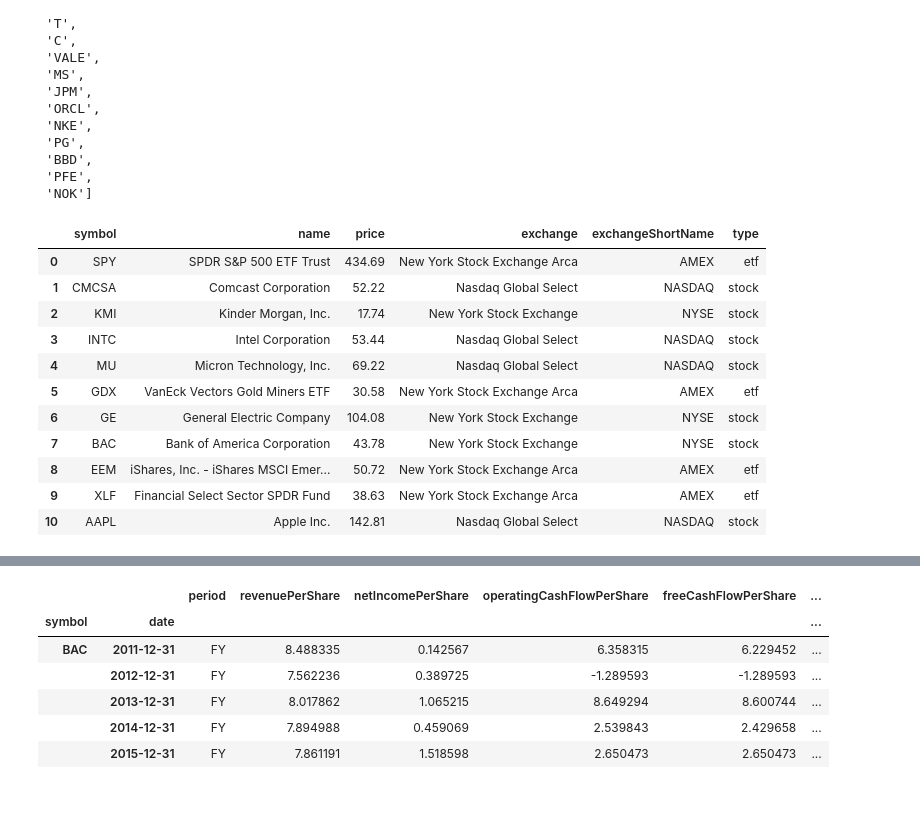
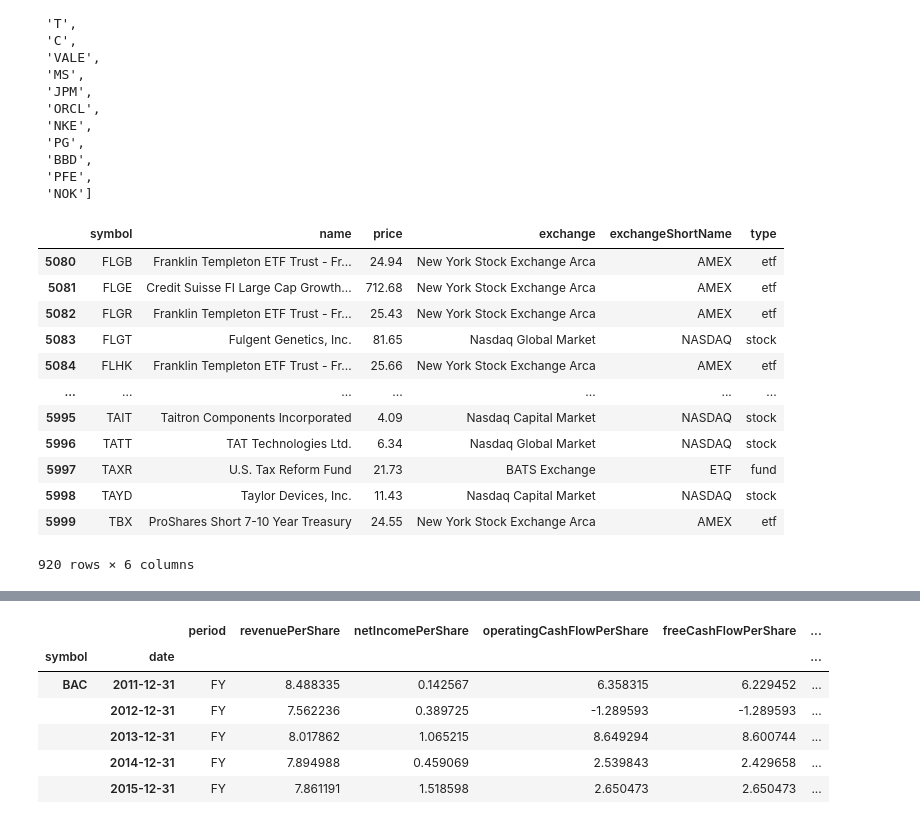
Before and after one commit to VinnyCarter05/fmpsdk-master, a Jupyter notebook: fmpsdk-load_to_sql.ipynb, the cells around one changed output, grey strips where cells are left out. Saved outputs shown, nothing was run; the diff lists cells and outputs as text; code cells hidden in the pictures.

Commit message:
stocks db up to 10000

```diff
--- a/fmpsdk-load_to_sql.ipynb
+++ b/fmpsdk-load_to_sql.ipynb
@@ -79,17 +82,18 @@ symbols
  'PFE',
  'NOK']
 # %%
-df_symbols.iloc[0:11]
+df_symbols.iloc[5080:6000]
 # %% [output]
 |  | symbol | name | price | exchange | exchangeShortName | type |
-| 0 | SPY | SPDR S&P 500 ETF Trust | 434.69 | New York Stock Exchange Arca | AMEX | etf |
-| 1 | CMCSA | Comcast Corporation | 52.22 | Nasdaq Global Select | NASDAQ | stock |
-| 2 | KMI | Kinder Morgan, Inc. | 17.74 | New York Stock Exchange | NYSE | stock |
-| 3 | INTC | Intel Corporation | 53.44 | Nasdaq Global Select | NASDAQ | stock |
-| 4 | MU | Micron Technology, Inc. | 69.22 | Nasdaq Global Select | NASDAQ | stock |
-| 5 | GDX | VanEck Vectors Gold Miners ETF | 30.58 | New York Stock Exchange Arca | AMEX | etf |
-| 6 | GE | General Electric Company | 104.08 | New York Stock Exchange | NYSE | stock |
-| 7 | BAC | Bank of America Corporation | 43.78 | New York Stock Exchange | NYSE | stock |
-| 8 | EEM | iShares, Inc. - iShares MSCI Emer... | 50.72 | New York Stock Exchange Arca | AMEX | etf |
-| 9 | XLF | Financial Select Sector SPDR Fund | 38.63 | New York Stock Exchange Arca | AMEX | etf |
-| 10 | AAPL | Apple Inc. | 142.81 | Nasdaq Global Select | NASDAQ | stock |
+| 5080 | FLGB | Franklin Templeton ETF Trust - Fr... | 24.94 | New York Stock Exchange Arca | AMEX | etf |
+| 5081 | FLGE | Credit Suisse FI Large Cap Growth... | 712.68 | New York Stock Exchange Arca | AMEX | etf |
+| 5082 | FLGR | Franklin Templeton ETF Trust - Fr... | 25.43 | New York Stock Exchange Arca | AMEX | etf |
+| 5083 | FLGT | Fulgent Genetics, Inc. | 81.65 | Nasdaq Global Market | NASDAQ | stock |
+| 5084 | FLHK | Franklin Templeton ETF Trust - Fr... | 25.66 | New York Stock Exchange Arca | AMEX | etf |
+| ... | ... | ... | ... | ... | ... | ... |
+| 5995 | TAIT | Taitron Components Incorporated | 4.09 | Nasdaq Capital Market | NASDAQ | stock |
+| 5996 | TATT | TAT Technologies Ltd. | 6.34 | Nasdaq Global Market | NASDAQ | stock |
+| 5997 | TAXR | U.S. Tax Reform Fund | 21.73 | BATS Exchange | ETF | fund |
+| 5998 | TAYD | Taylor Devices, Inc. | 11.43 | Nasdaq Capital Market | NASDAQ | stock |
+| 5999 | TBX | ProShares Short 7-10 Year Treasury | 24.55 | New York Stock Exchange Arca | AMEX | etf |
+920 rows × 6 columns
```
Also changed, not shown: parts of 5 cells of this notebook, 2 other files.
